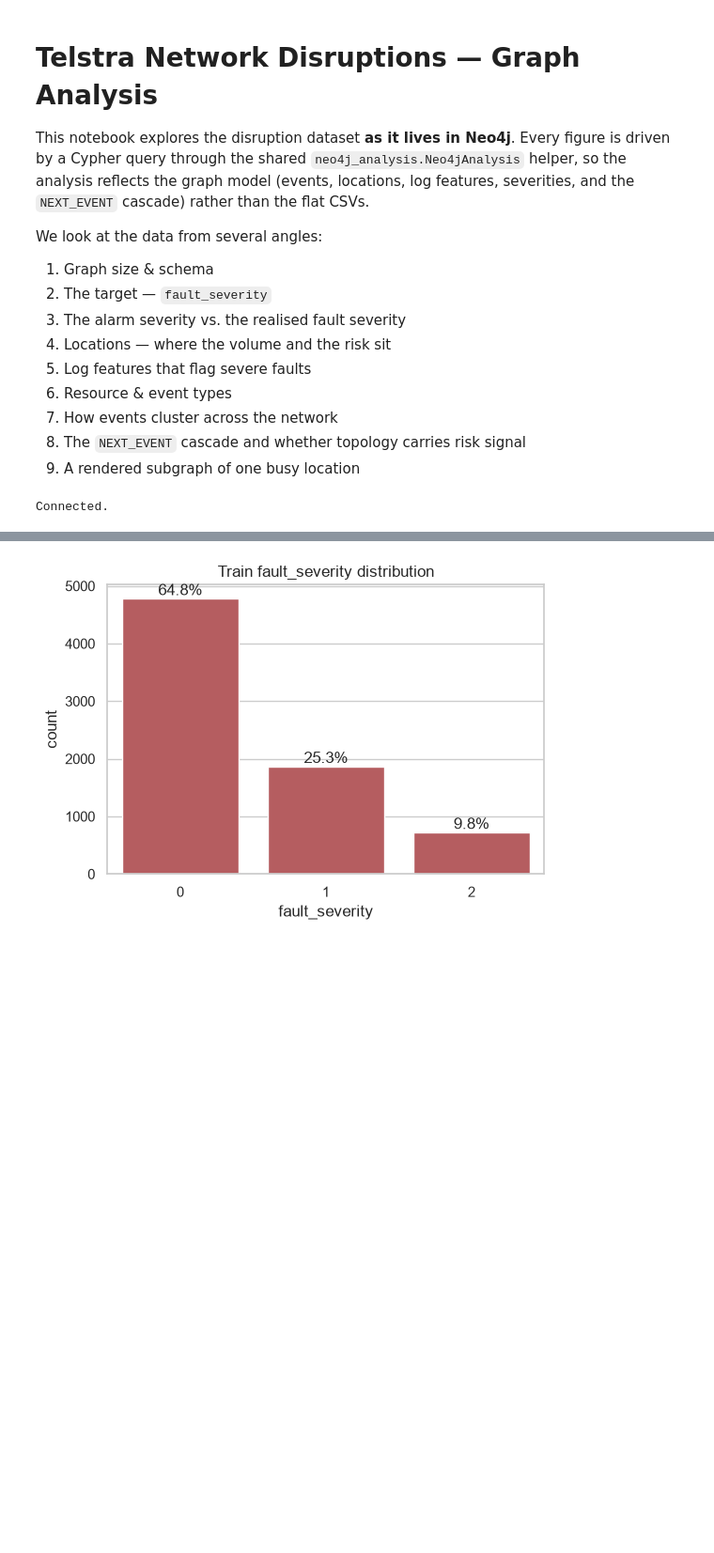
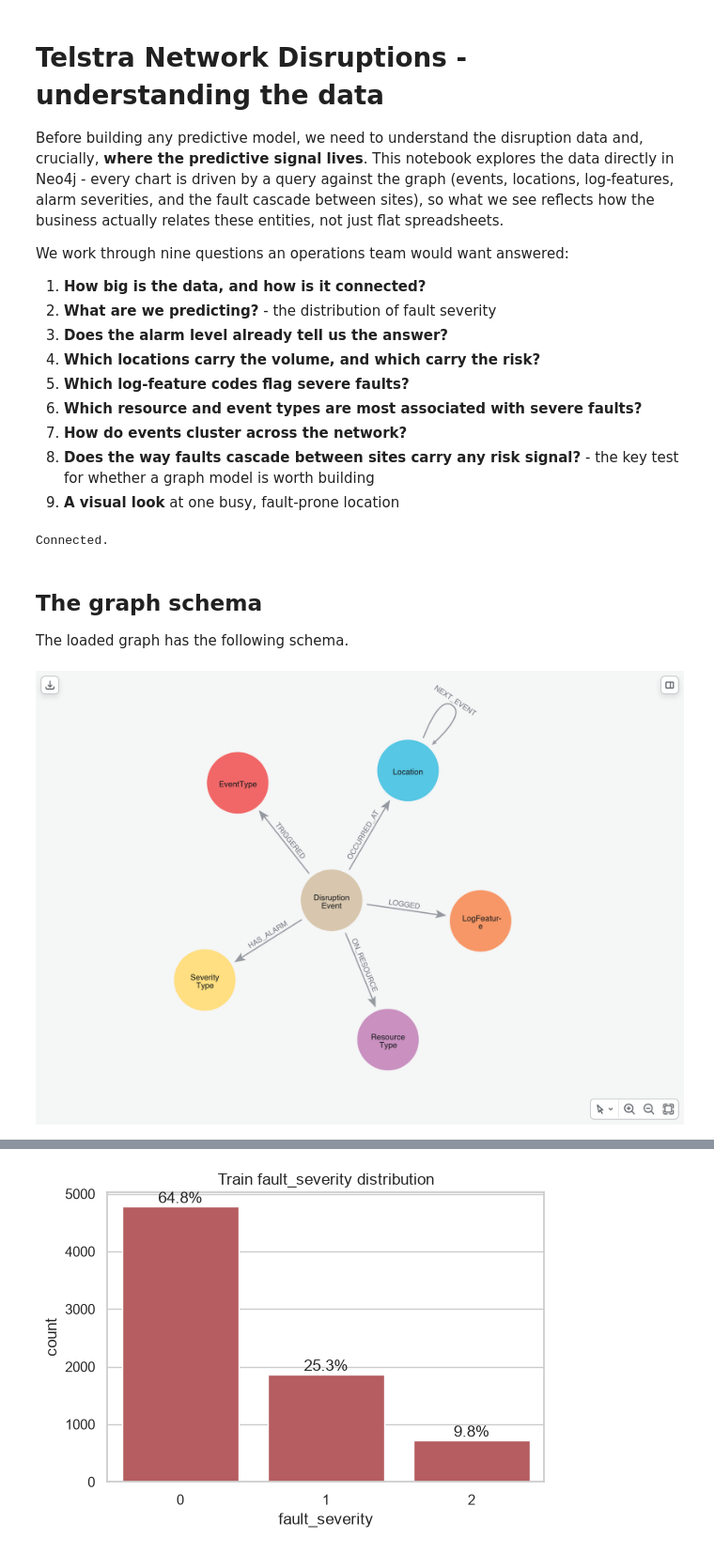
Before and after one commit to pedroleitao-neo4j/telco-network-outages, a Jupyter notebook: analysis.ipynb, the cells around one changed output, grey strips where cells are left out. Shown at 94% size. Cells and saved outputs as stored; diff of their text form; code cells hidden in the pictures; blank space fills up the shorter version.

```diff
--- a/analysis.ipynb
+++ b/analysis.ipynb
@@ -1,22 +1,19 @@
 # %% [markdown]
-# Telstra Network Disruptions — Graph Analysis
+# Telstra Network Disruptions - understanding the data
 
-This notebook explores the disruption dataset **as it lives in Neo4j**. Every figure is
-driven by a Cypher query through the shared `neo4j_analysis.Neo4jAnalysis` helper, so the
-analysis reflects the graph model (events, locations, log features, severities, and the
-`NEXT_EVENT` cascade) rather than the flat CSVs.
+Before building any predictive model, we need to understand the disruption data and, crucially, **where the predictive signal lives**. This notebook explores the data directly in Neo4j - every chart is driven by a query against the graph (events, locations, log-features, alarm severities, and the fault cascade between sites), so what we see reflects how the business actually relates these entities, not just flat spreadsheets.
 
-We look at the data from several angles:
+We work through nine questions an operations team would want answered:
 
-1. Graph size & schema
-2. The target — `fault_severity`
-3. The alarm severity vs. the realised fault severity
-4. Locations — where the volume and the risk sit
-5. Log features that flag severe faults
-6. Resource & event types
-7. How events cluster across the network
-8. The `NEXT_EVENT` cascade and whether topology carries risk signal
-9. A rendered subgraph of one busy location
+1. **How big is the data, and how is it connected?**
+2. **What are we predicting?** - the distribution of fault severity
+3. **Does the alarm level already tell us the answer?**
+4. **Which locations carry the volume, and which carry the risk?**
+5. **Which log-feature codes flag severe faults?**
+6. **Which resource and event types are most associated with severe faults?**
+7. **How do events cluster across the network?**
+8. **Does the way faults cascade between sites carry any risk signal?** - the key test for whether a graph model is worth building
+9. **A visual look** at one busy, fault-prone location
 # %%
 # Setup
 from dotenv import load_dotenv
@@ -43,4 +43,25 @@ assert graph.verify_connection(), "Could not connect to Neo4j — run loader.ipy
 print("Connected.")
 # %% [output]
 Connected.
+# %% [markdown]
+## The graph schema
+
+The loaded graph has the following schema.
+# %%
+from neo4j_viz.neo4j import from_neo4j
+from IPython.display import Image
+
+schema = graph.run_query_viz(
+    """
+    CALL db.schema.visualization
+    """
+)
+
+VG = from_neo4j(schema)
+
+html = VG.render(layout="forcedirected", height="700px")
+await graph.capture_graph_to_png(html, f"{RENDERINGS_DIR}/schema.png", width=1000, height=700)
+Image(f"{RENDERINGS_DIR}/schema.png")
+# %% [output]
+[figure, added]
 # %% [markdown]
```
Also changed, not shown: parts of 20 cells of this notebook, 16 other files.
